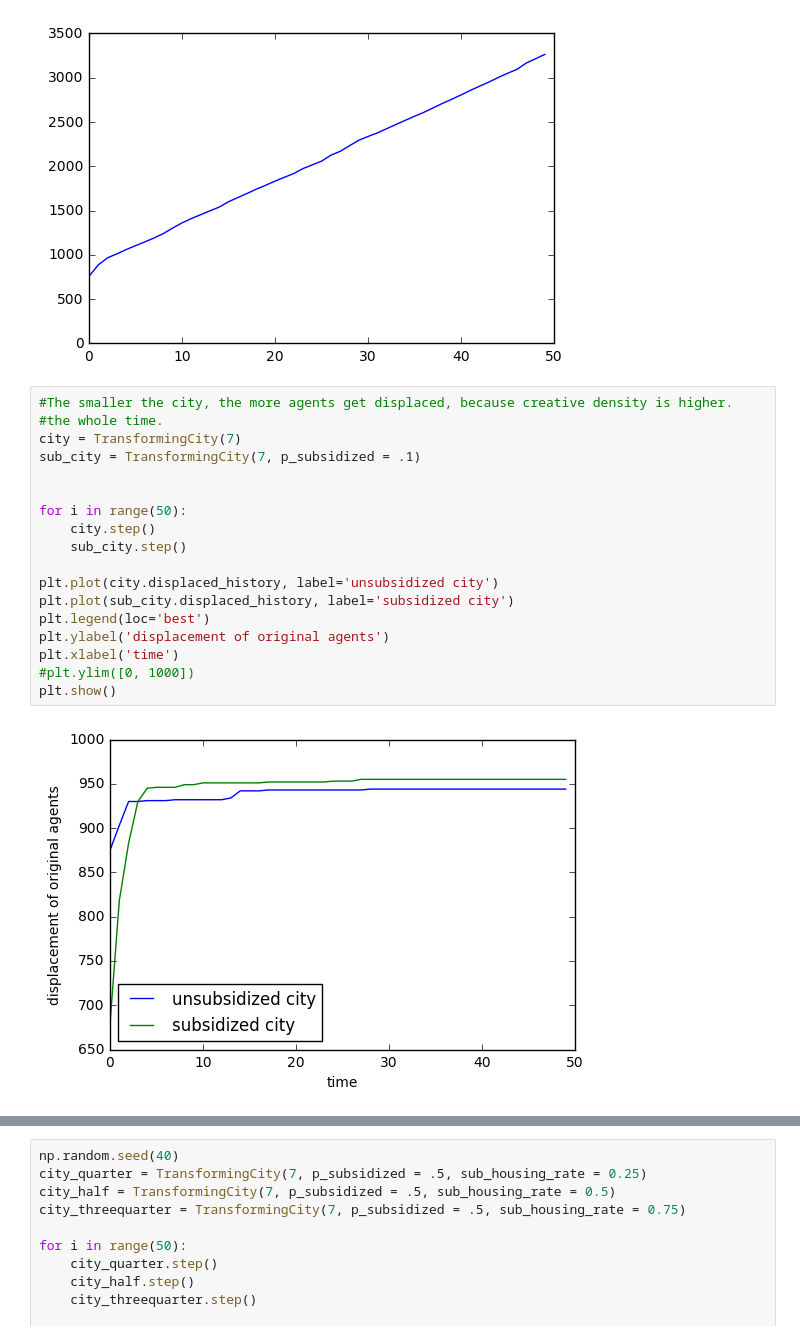
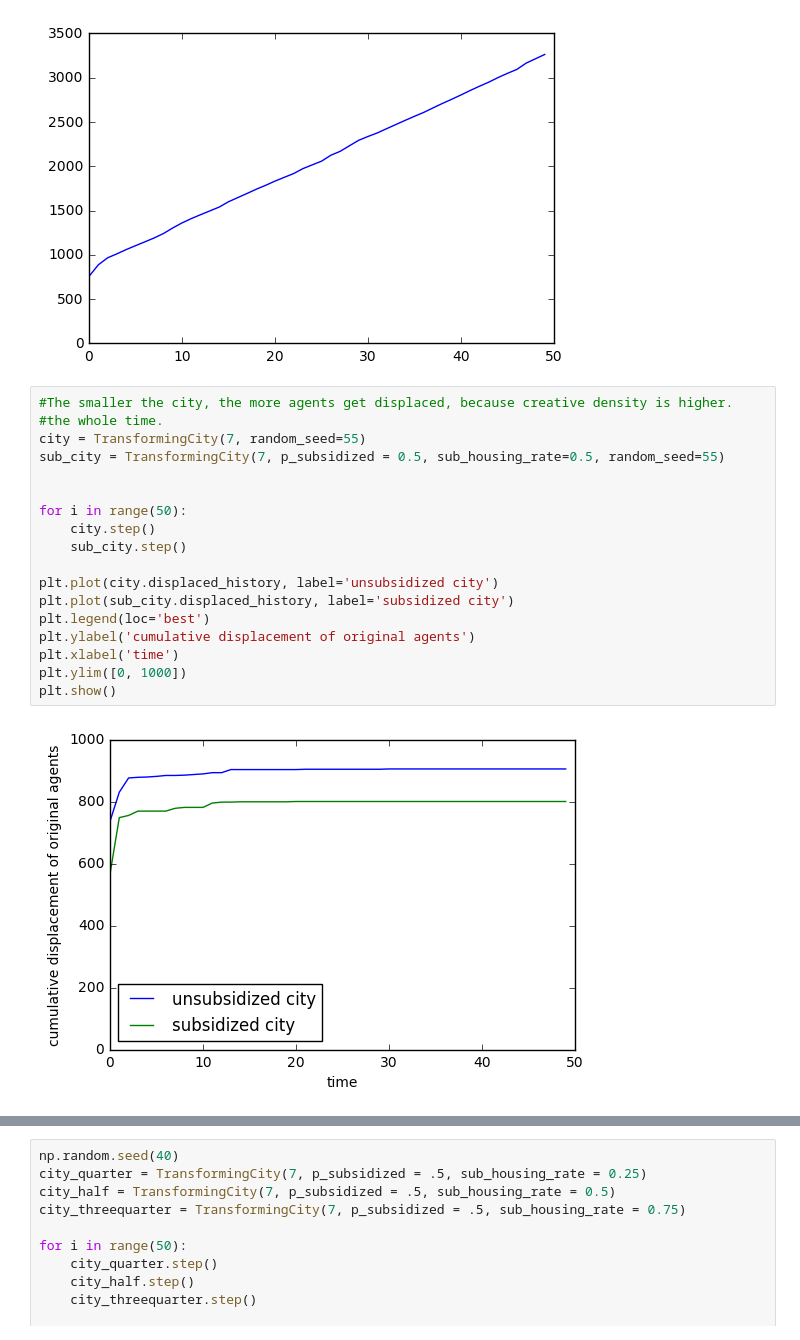
Before and after one commit to Margaretmcrawf/Gentrification, a Jupyter notebook: code/MargoExplore.ipynb, the cells around one changed output, grey strips where cells are left out. Cells and saved outputs as stored; diff of their text form.

```diff
--- a/code/MargoExplore.ipynb
+++ b/code/MargoExplore.ipynb
@@ -86,20 +86,20 @@ plt.show()
 # %%
 #The smaller the city, the more agents get displaced, because creative density is higher.
 #the whole time.
-city = TransformingCity(7)
-sub_city = TransformingCity(7, p_subsidized = .1)
+city = TransformingCity(7, random_seed=55)
+sub_city = TransformingCity(7, p_subsidized = 0.5, sub_housing_rate=0.5, random_seed=55)
 
 
 for i in range(50):
     city.step()
     sub_city.step()
 
 plt.plot(city.displaced_history, label='unsubsidized city')
 plt.plot(sub_city.displaced_history, label='subsidized city')
 plt.legend(loc='best')
-plt.ylabel('displacement of original agents')
+plt.ylabel('cumulative displacement of original agents')
 plt.xlabel('time')
-#plt.ylim([0, 1000])
+plt.ylim([0, 1000])
 plt.show()
 # %% [output]
-[figure, old version]
+[figure, new version]
```
Also changed, not shown: parts of 11 cells of this notebook, 6 other files.
